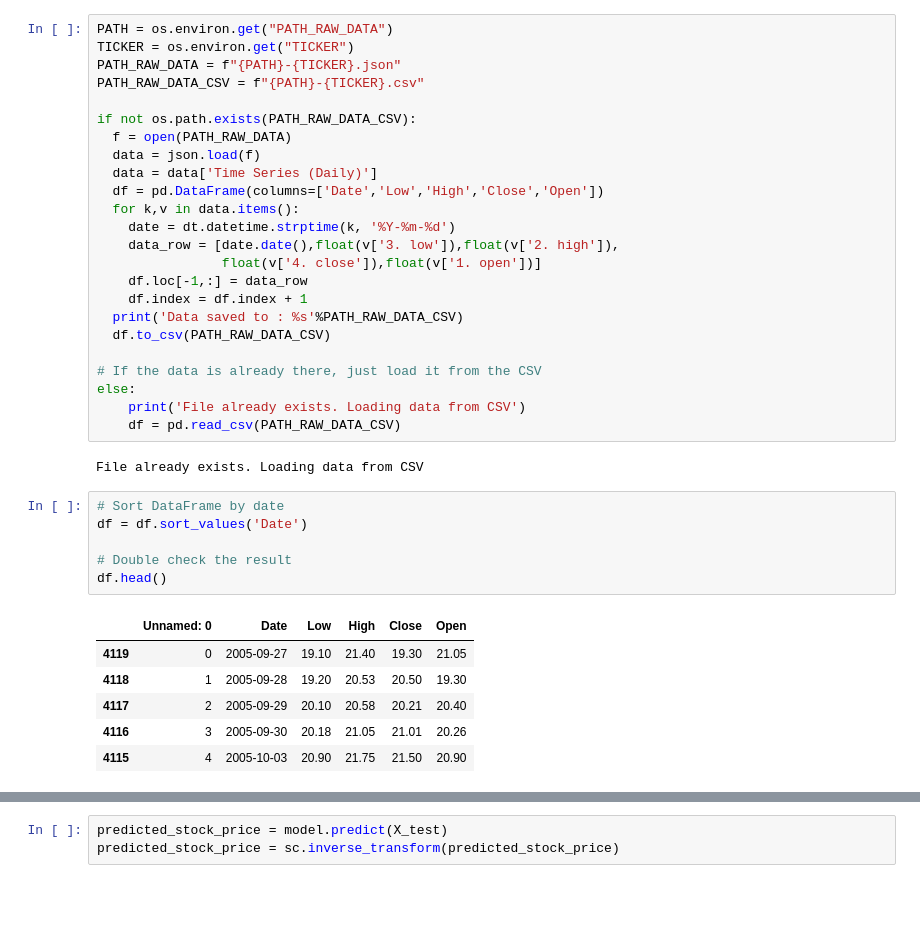
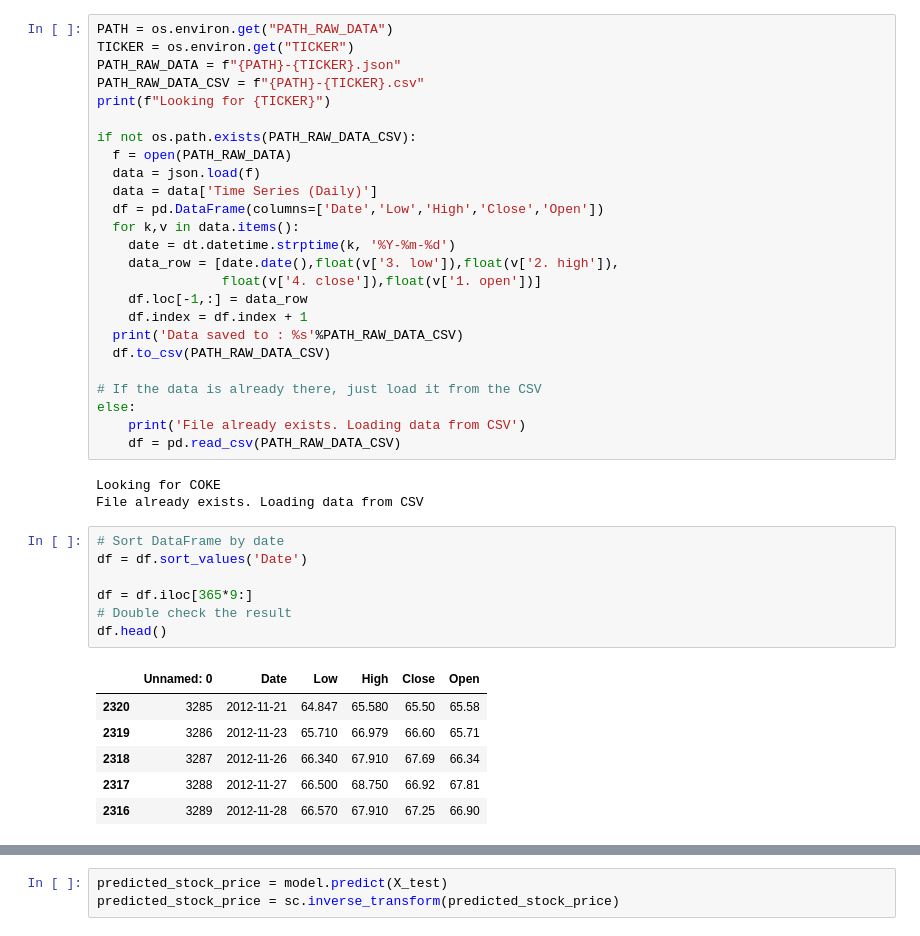
Before and after one commit to andrei-aleksanian/Bitcoin-price-prediction, a Jupyter notebook: attempt1LSTM.ipynb, the cells around one changed output, grey strips where cells are left out. Saved outputs shown, nothing was run; the diff lists cells and outputs as text; blank space fills up the shorter version.

```diff
--- a/attempt1LSTM.ipynb
+++ b/attempt1LSTM.ipynb
@@ -27,6 +27,7 @@ PATH = os.environ.get("PATH_RAW_DATA")
 TICKER = os.environ.get("TICKER")
 PATH_RAW_DATA = f"{PATH}-{TICKER}.json"
 PATH_RAW_DATA_CSV = f"{PATH}-{TICKER}.csv"
+print(f"Looking for {TICKER}")
 
 if not os.path.exists(PATH_RAW_DATA_CSV):
   f = open(PATH_RAW_DATA)
@@ -47,20 +48,22 @@ else:
     print('File already exists. Loading data from CSV')
     df = pd.read_csv(PATH_RAW_DATA_CSV)
 # %% [output]
+Looking for COKE
 File already exists. Loading data from CSV
 # %%
 # Sort DataFrame by date
 df = df.sort_values('Date')
 
+df = df.iloc[365*9:]
 # Double check the result
 df.head()
 # %% [output]
 |  | Unnamed: 0 | Date | Low | High | Close | Open |
-| 4119 | 0 | 2005-09-27 | 19.10 | 21.40 | 19.30 | 21.05 |
-| 4118 | 1 | 2005-09-28 | 19.20 | 20.53 | 20.50 | 19.30 |
-| 4117 | 2 | 2005-09-29 | 20.10 | 20.58 | 20.21 | 20.40 |
-| 4116 | 3 | 2005-09-30 | 20.18 | 21.05 | 21.01 | 20.26 |
-| 4115 | 4 | 2005-10-03 | 20.90 | 21.75 | 21.50 | 20.90 |
+| 2320 | 3285 | 2012-11-21 | 64.847 | 65.580 | 65.50 | 65.58 |
+| 2319 | 3286 | 2012-11-23 | 65.710 | 66.979 | 66.60 | 65.71 |
+| 2318 | 3287 | 2012-11-26 | 66.340 | 67.910 | 67.69 | 66.34 |
+| 2317 | 3288 | 2012-11-27 | 66.500 | 68.750 | 66.92 | 67.81 |
+| 2316 | 3289 | 2012-11-28 | 66.570 | 67.910 | 67.25 | 66.90 |
 # %%
 plt.figure(figsize = (18,9))
 plt.plot(range(df.shape[0]), df['Close'])
```
Also changed, not shown: parts of 11 cells of this notebook, 2 other files.
